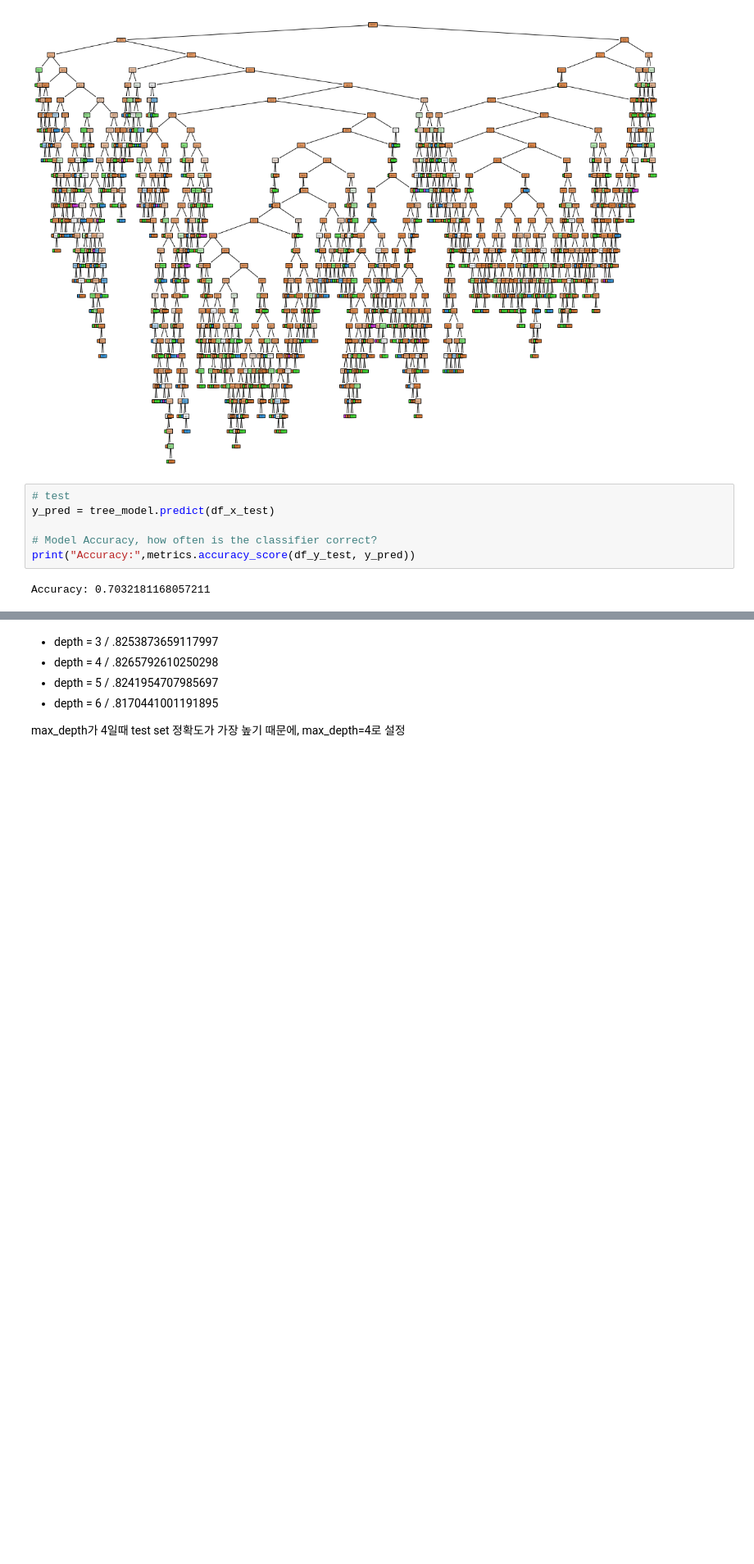
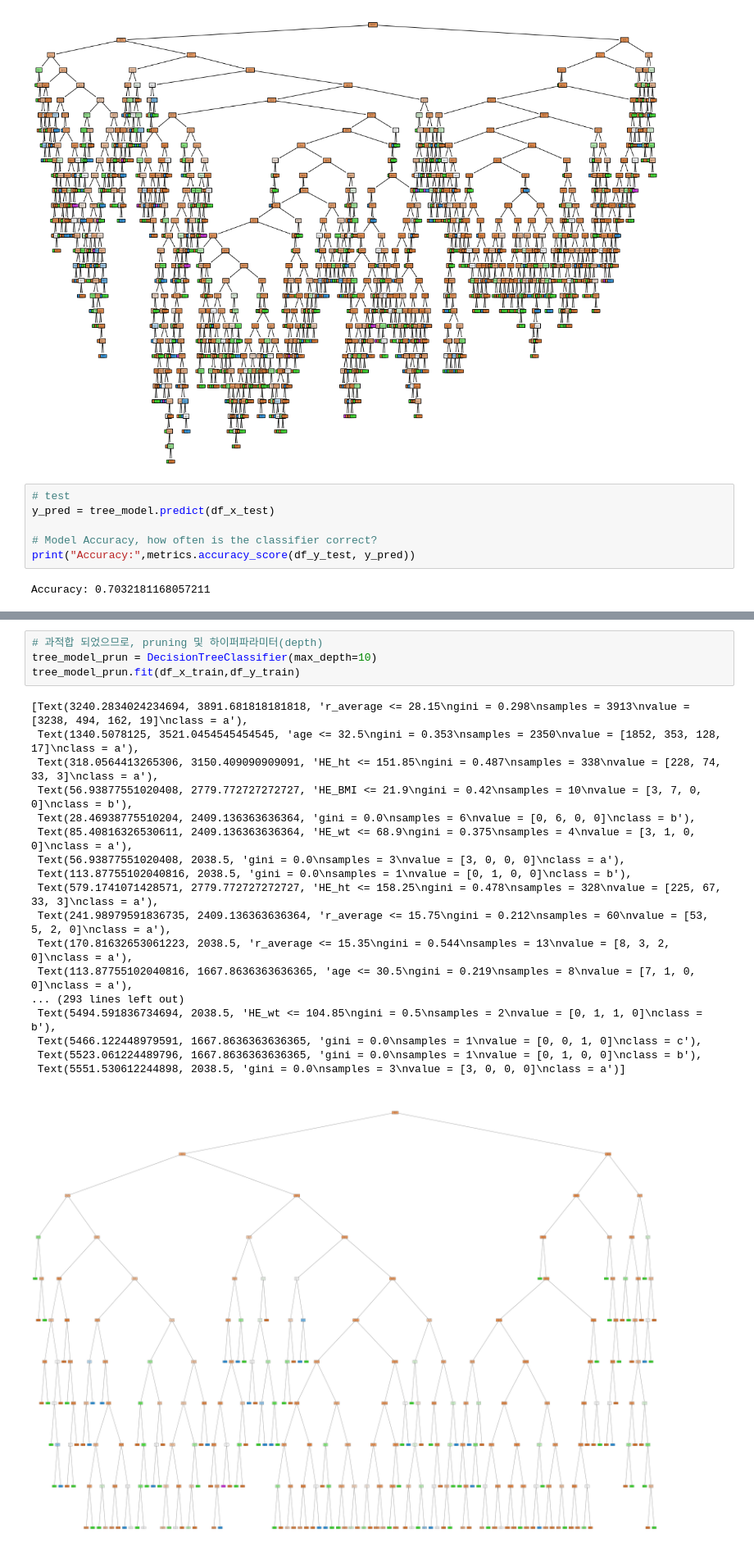
Before and after one commit to sparksub/DM-Termproject, a Jupyter notebook: decision_tree/decision-tree-depression.ipynb, the cells around one changed output, grey strips where cells are left out. Shown at 82% size. Saved outputs shown, nothing was run; the diff lists cells and outputs as text; blank space fills up the shorter version.

```diff
--- a/decision_tree/decision-tree-depression.ipynb
+++ b/decision_tree/decision-tree-depression.ipynb
@@ -113,8 +122,24 @@ Accuracy: 0.7032181168057211
-# %% [markdown]
-* depth = 3 / .8253873659117997
-* depth = 4 / .8265792610250298
-* depth = 5 / .8241954707985697
-* depth = 6 / .8170441001191895
-
-max_depth가 4일때 test set 정확도가 가장 높기 때문에, max_depth=4로 설정
+# %%
+# 과적합 되었으므로, pruning 및 하이퍼파라미터(depth)
+tree_model_prun = DecisionTreeClassifier(max_depth=10)
+tree_model_prun.fit(df_x_train,df_y_train)
+# %% [output]
+[Text(3240.2834024234694, 3891.681818181818, 'r_average <= 28.15\ngini = 0.298\nsamples = 3913\nvalue = [3238, 494, 162, 19]\nclass = a'),
+ Text(1340.5078125, 3521.0454545454545, 'age <= 32.5\ngini = 0.353\nsamples = 2350\nvalue = [1852, 353, 128, 17]\nclass = a'),
+ Text(318.0564413265306, 3150.409090909091, 'HE_ht <= 151.85\ngini = 0.487\nsamples = 338\nvalue = [228, 74, 33, 3]\nclass = a'),
+ Text(56.93877551020408, 2779.772727272727, 'HE_BMI <= 21.9\ngini = 0.42\nsamples = 10\nvalue = [3, 7, 0, 0]\nclass = b'),
+ Text(28.46938775510204, 2409.136363636364, 'gini = 0.0\nsamples = 6\nvalue = [0, 6, 0, 0]\nclass = b'),
+ Text(85.40816326530611, 2409.136363636364, 'HE_wt <= 68.9\ngini = 0.375\nsamples = 4\nvalue = [3, 1, 0, 0]\nclass = a'),
+ Text(56.93877551020408, 2038.5, 'gini = 0.0\nsamples = 3\nvalue = [3, 0, 0, 0]\nclass = a'),
+ Text(113.87755102040816, 2038.5, 'gini = 0.0\nsamples = 1\nvalue = [0, 1, 0, 0]\nclass = b'),
+ Text(579.1741071428571, 2779.772727272727, 'HE_ht <= 158.25\ngini = 0.478\nsamples = 328\nvalue = [225, 67, 33, 3]\nclass = a'),
+ Text(241.98979591836735, 2409.136363636364, 'r_average <= 15.75\ngini = 0.212\nsamples = 60\nvalue = [53, 5, 2, 0]\nclass = a'),
+ Text(170.81632653061223, 2038.5, 'r_average <= 15.35\ngini = 0.544\nsamples = 13\nvalue = [8, 3, 2, 0]\nclass = a'),
+ Text(113.87755102040816, 1667.8636363636365, 'age <= 30.5\ngini = 0.219\nsamples = 8\nvalue = [7, 1, 0, 0]\nclass = a'),
+... (293 lines left out)
+ Text(5494.591836734694, 2038.5, 'HE_wt <= 104.85\ngini = 0.5\nsamples = 2\nvalue = [0, 1, 1, 0]\nclass = b'),
+ Text(5466.122448979591, 1667.8636363636365, 'gini = 0.0\nsamples = 1\nvalue = [0, 0, 1, 0]\nclass = c'),
+ Text(5523.061224489796, 1667.8636363636365, 'gini = 0.0\nsamples = 1\nvalue = [0, 1, 0, 0]\nclass = b'),
+ Text(5551.530612244898, 2038.5, 'gini = 0.0\nsamples = 3\nvalue = [3, 0, 0, 0]\nclass = a')]
+[figure, added]
 # %%
```
Also changed, not shown: parts of 22 cells of this notebook, 3 other files.
